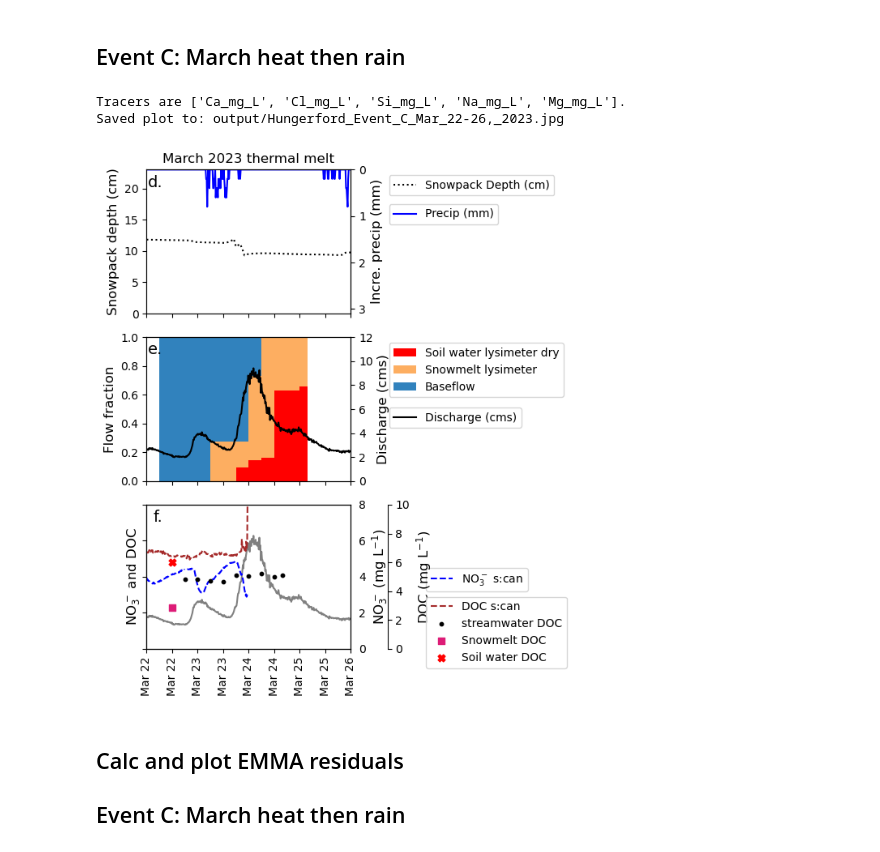
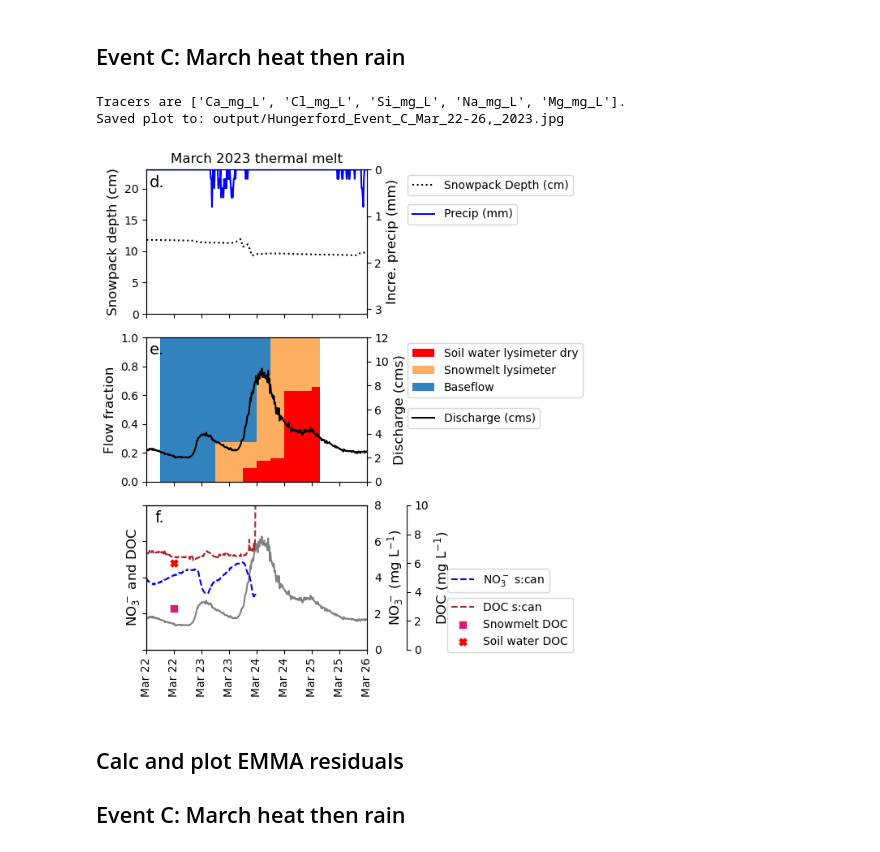
Before and after one commit to MeganEDuffy/EMMA, a Jupyter notebook: EMMA/Hungerford_2023_ISCO_EMMA.ipynb, the cells around one changed output. Cells and saved outputs as stored; diff of their text form; code cells hidden in the pictures.

Commit message:
removed streamwater grab doc from hford 2023 emma plots

```diff
--- a/EMMA/Hungerford_2023_ISCO_EMMA.ipynb
+++ b/EMMA/Hungerford_2023_ISCO_EMMA.ipynb
@@ -1381,7 +1381,7 @@ def plot_event_with_snowpack(
     ax3_tertiary = ax3_secondary.twinx()
     ax3_tertiary.spines.right.set_position(("axes", 1.18))
     ax3_tertiary.plot(toc_data['datetime'], toc_data['TOC'], color='brown', label='DOC s:can', linestyle='--')
-    ax3_tertiary.scatter(streamwater_data['Datetime'], streamwater_data['TOC mg_L'], color = 'black', s = 10, label='streamwater DOC')
+    #ax3_tertiary.scatter(streamwater_data['Datetime'], streamwater_data['TOC mg_L'], color = 'black', s = 10, label='streamwater DOC')
     # Plot each type separately
     for t, group in em_toc_data.groupby('Type'):
         if t in type_styles:
@@ -1399,34 +1399,34 @@ def plot_event_with_snowpack(
     ax3_tertiary.legend(loc='upper left', bbox_to_anchor=(1.34, 0.4))
 
     # Fix secondary y-axis tick alignment after creating the tertiary axis
     ax3_secondary.tick_params(axis='y', labelright=True, labelleft=False)
 
     # Define the formatter
     date_fmt = mdates.DateFormatter('%b %d')  # e.g., 'Feb 09'
 
     # Apply to all x-axes
     for ax in [ax1, ax2, ax3]:
         ax.xaxis.set_major_formatter(date_fmt)
 
     plt.tight_layout()
 
     # --- Save plot as 'output/Site_EventName.jpg' ---
     # Sanitize filename: replace spaces and parentheses
     safe_event_name = event_name.replace(" ", "_").replace("(", "").replace(")", "").replace(":", "")
     filename = f"{Site}_{safe_event_name}.jpg"
     output_path = os.path.join("output", filename)
 
     fig.savefig(output_path, dpi=300)
     print(f"Saved plot to: {output_path}")
 
     plt.show()
 
 plot_event_with_snowpack(eventC_df, "Event C (Mar 22-26, 2023)", \
                          colors_C, start_C, end_C, scan_data, snowpack_data)
 # %% [output]
 Tracers are ['Ca_mg_L', 'Cl_mg_L', 'Si_mg_L', 'Na_mg_L', 'Mg_mg_L'].
 Saved plot to: output/Hungerford_Event_C_Mar_22-26,_2023.jpg
-[figure, old version]
+[figure, new version]
 # %% [markdown]
 ## Calc and plot EMMA residuals
 ## Event C: March heat then rain
```
Also changed, not shown: 2 other files.
